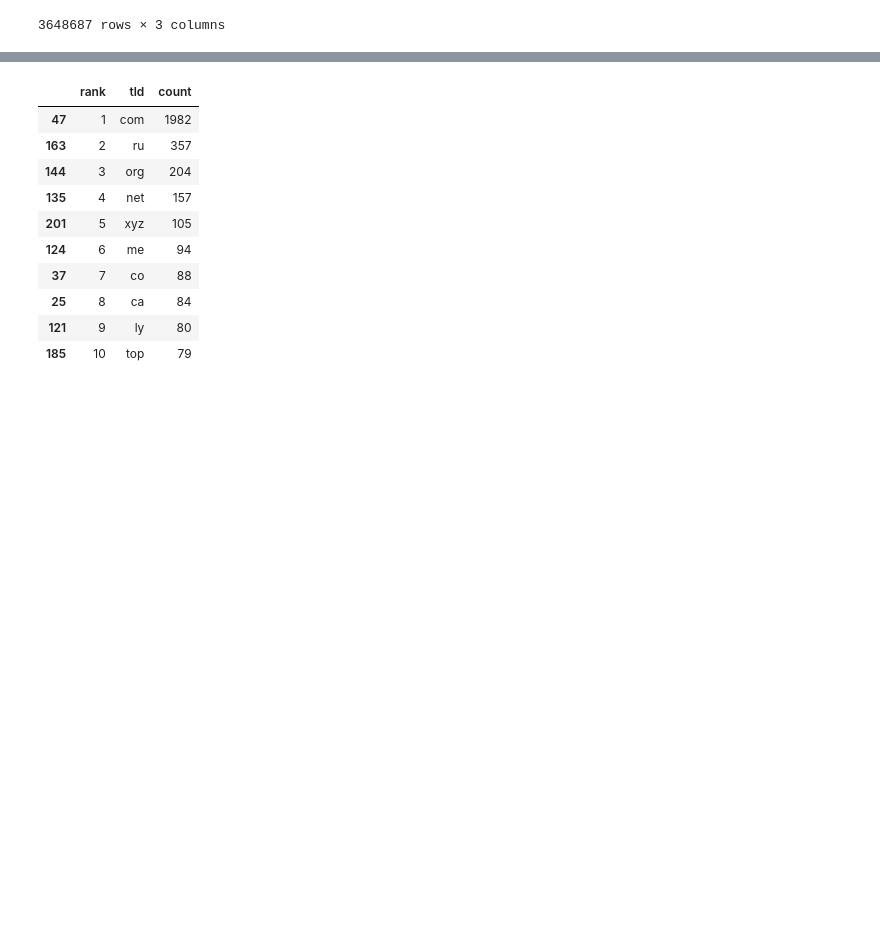
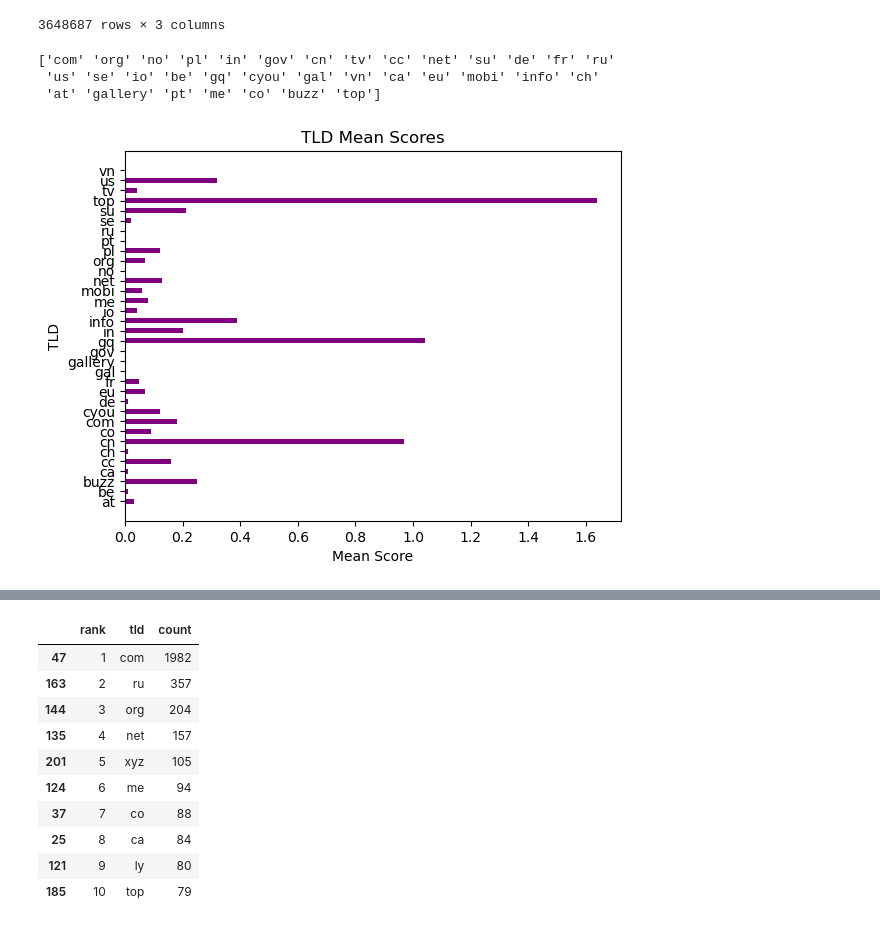
Before and after one commit to huntleyls/CS-Sec, a Jupyter notebook: Final Project/Final.ipynb, the cells around one changed output, grey strips where cells are left out. Drawn from its saved outputs; the diff is of its cells as text; code cells hidden in the pictures; blank space fills up the shorter version.

```diff
--- a/Final Project/Final.ipynb
+++ b/Final Project/Final.ipynb
@@ -9,3 +10,4 @@ benign_data = pd.read_csv('benign_domain_list.csv', names=['url'])
 mal_data = pd.read_csv('Malicious_URLs.csv')
 mixed_data = pd.read_csv('mixed_domain_list.csv', names=['url'])
 tranco_rank_data = pd.read_csv("tranco_full_list_for_ranking.csv", names=['url'])
+spamhaus_data=pd.read_csv('Spamhaus-tlds.csv')
@@ -79,11 +119,11 @@ mal_data
 # %%
-
 mixed_data['subdomain'] = mixed_data['url'].apply(lambda x: tldextract.extract(x).subdomain)
 mixed_data['domain'] = mixed_data['url'].apply(lambda x: tldextract.extract(x).domain)
 mixed_data['tld'] = mixed_data['url'].apply(lambda x: tldextract.extract(x).suffix)
 mixed_data['FQDN length'] = mixed_data['url'].apply(get_fqdn_length)
 mixed_data['FQDN digit percentage'] = mixed_data['url'].apply(count_percent_digits)
 mixed_data['period count'] = mixed_data['url'].apply(count_periods)
+mixed_data['hyphen count'] = mixed_data['url'].apply(count_hyphens)
 mixed_data['domain_length'] = mixed_data['domain'].apply(lambda x: len(x))
 bins = [0, 5, 10, 15, float('inf')]
 labels = ['1-5', '6-10', '11-15', '16+']
@@ -122,3 +162,22 @@ tranco_rank_data
 | 3648686 | dsa-vorschau.de | dsa-vorschau | de |
 | 3648687 | smcdomain.com | smcdomain | com |
 3648687 rows × 3 columns
+# %%
+merged_data = pd.merge(mixed_data, spamhaus_data,on=('tld'),how='inner' )
+data = merged_data['tld'].unique()
+grouped_data = merged_data.groupby('tld')['score'].mean()
+print(data)
+plt.barh(grouped_data.index, grouped_data.values, height=0.5, color='purple')
+
+plt.ylabel('TLD')
+plt.xlabel('Mean Score')
+plt.title('TLD Mean Scores')
+plt.xticks(rotation=0)
+
+# Show the graph
+plt.show()
+# %% [output]
+['com' 'org' 'no' 'pl' 'in' 'gov' 'cn' 'tv' 'cc' 'net' 'su' 'de' 'fr' 'ru'
+ 'us' 'se' 'io' 'be' 'gq' 'cyou' 'gal' 'vn' 'ca' 'eu' 'mobi' 'info' 'ch'
+ 'at' 'gallery' 'pt' 'me' 'co' 'buzz' 'top']
+[figure, added]
```
Also changed, not shown: parts of 10 cells of this notebook, 2 other files.
